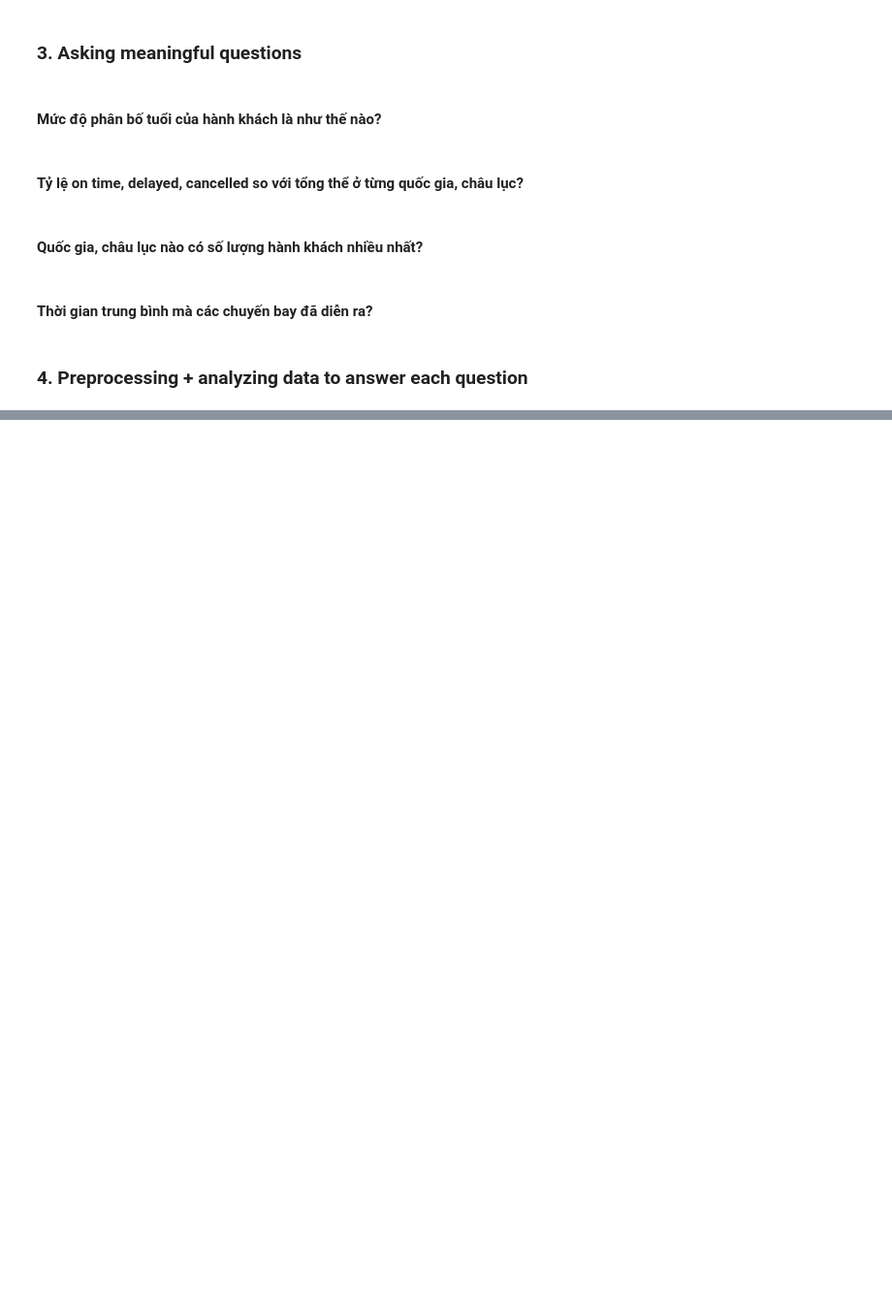
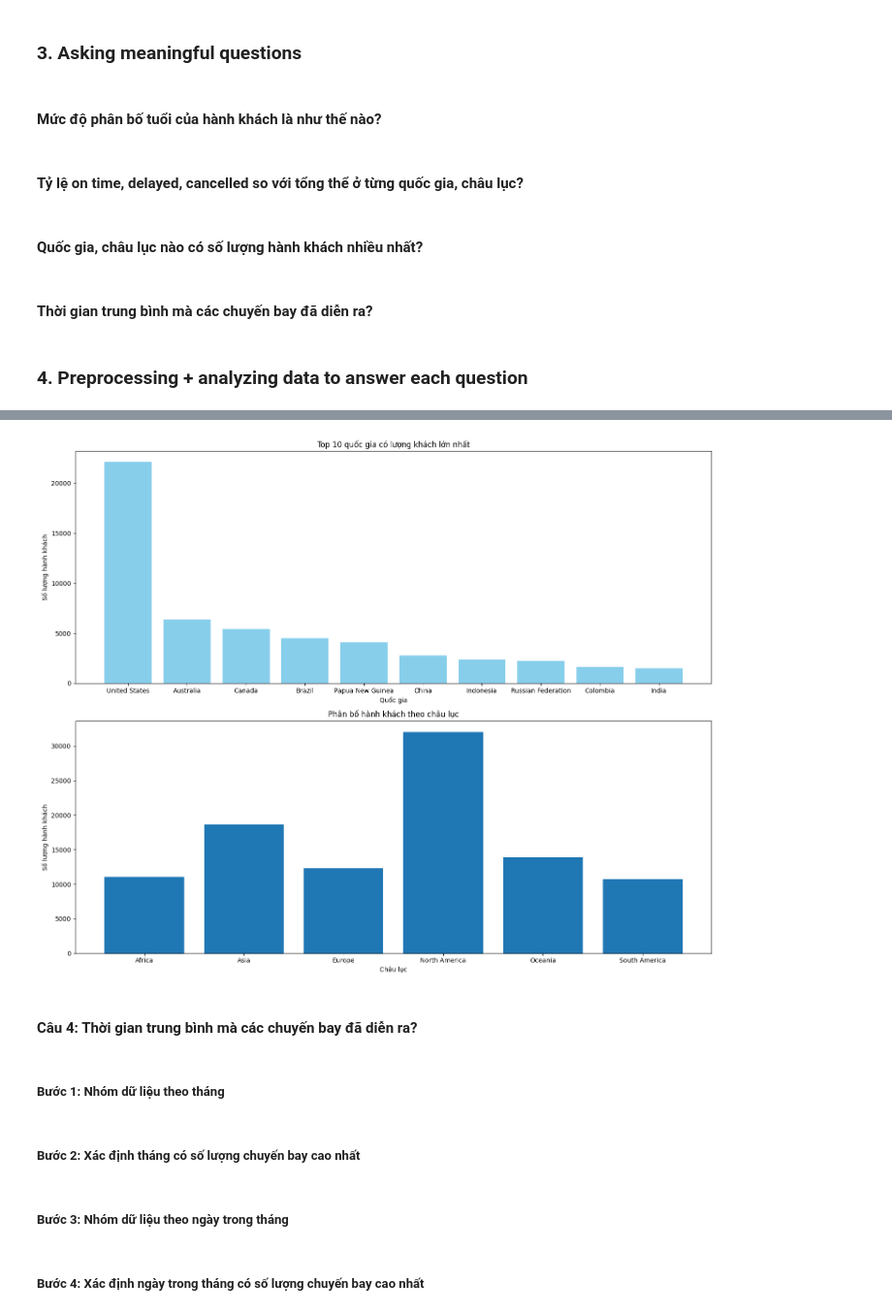
Before and after one commit to BaoDias2505/ProgramingForDataScience, a Jupyter notebook: 21127221_21127583.ipynb, the cells around one changed output, grey strips where cells are left out. Shown at 97% size. Saved outputs shown, nothing was run; the diff lists cells and outputs as text; code cells hidden in the pictures; blank space fills up the shorter version.

```diff
--- a/21127221_21127583.ipynb
+++ b/21127221_21127583.ipynb
@@ -269,0 +359,2 @@ dtype: int64
+# %%
+top_10_countries = total_passengers_by_country.nlargest(10, 'Passenger ID')
@@ -269,0 +389,24 @@ dtype: int64
+# %%
+# Trực quan hóa
+fig, axes = plt.subplots(nrows=2, ncols=1, figsize=(15, 12))
+
+# Biểu đồ 1: 5 quốc gia có lượng khách lớn nhất
+axes[0].bar(top_10_countries["Country Name"], top_10_countries["Passenger ID"], color='skyblue')
+axes[0].set_title('Top 10 quốc gia có lượng khách lớn nhất')
+axes[0].set_xlabel('Quốc gia')
+axes[0].set_ylabel('Số lượng hành khách')
+
+# Biểu đồ 2: Phân bố hành khách theo châu lục
+axes[1].bar(total_passengers_by_continent["Continents"], total_passengers_by_continent["Passenger ID"])
+axes[1].set_title('Phân bố hành khách theo châu lục')
+axes[1].set_xlabel('Châu lục')
+axes[1].set_ylabel('Số lượng hành khách')
+
+plt.tight_layout()
+plt.show()
+# %% [output]
+[figure, added]
+# %% [markdown]
+#### Câu 4: Thời gian trung bình mà các chuyến bay đã diễn ra?
+# %% [markdown]
+##### Bước 1: Nhóm dữ liệu theo tháng
@@ -269,0 +418,2 @@ dtype: int64
+# %% [markdown]
+##### Bước 2: Xác định tháng có số lượng chuyến bay cao nhất
@@ -269,0 +422,2 @@ dtype: int64
+# %% [markdown]
+##### Bước 3: Nhóm dữ liệu theo ngày trong tháng
@@ -269,0 +426,2 @@ dtype: int64
+# %% [markdown]
+##### Bước 4: Xác định ngày trong tháng có số lượng chuyến bay cao nhất
```
Also changed, not shown: parts of 26 cells of this notebook.
